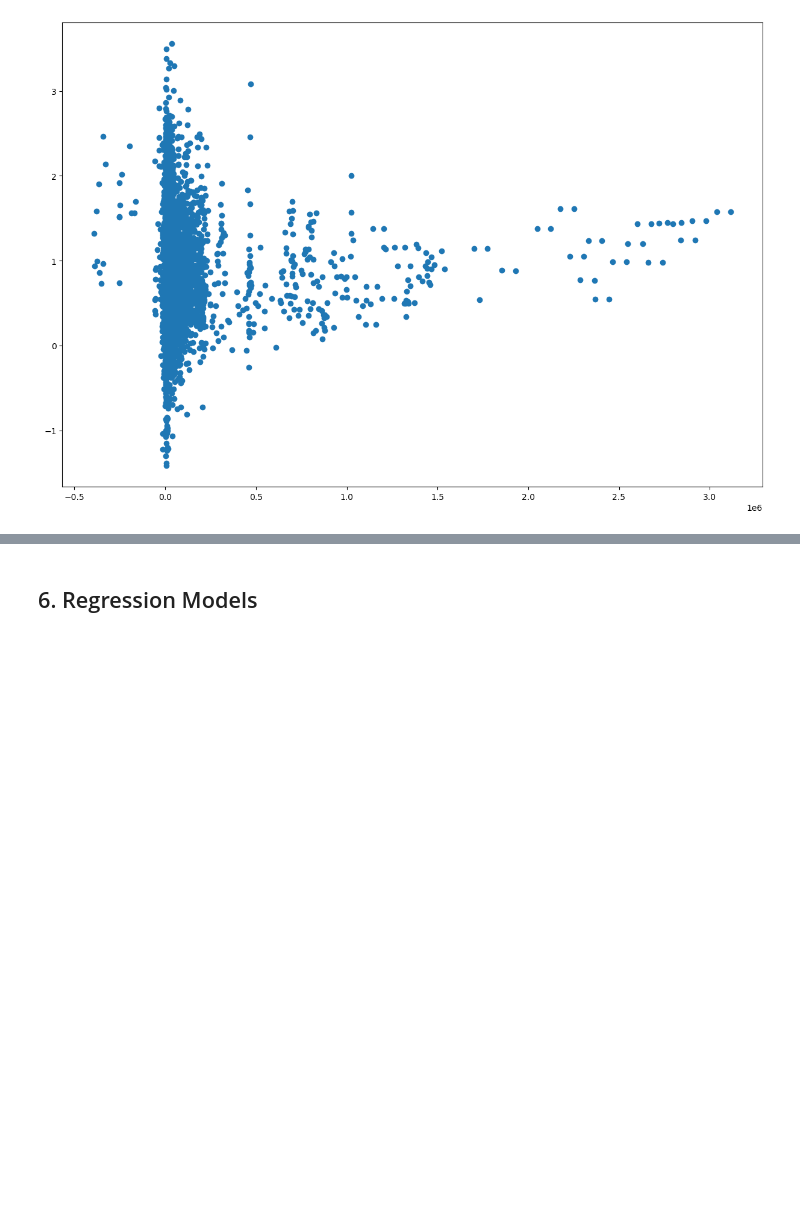
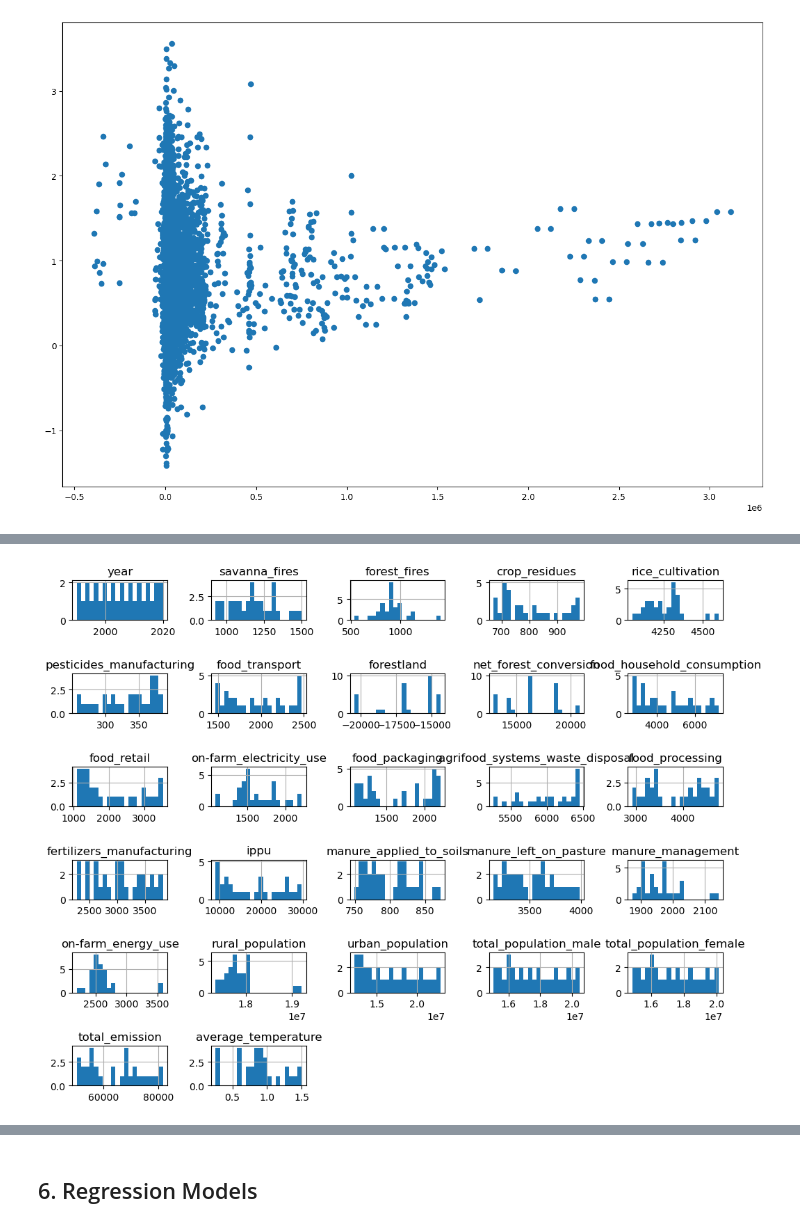
Before and after one commit to glenad/2403-ptds-regression, a Jupyter notebook: Glen.ipynb, the cells around one changed output, grey strips where cells are left out. Saved outputs shown, nothing was run; the diff lists cells and outputs as text; code cells hidden in the pictures; blank space fills up the shorter version.

```diff
--- a/Glen.ipynb
+++ b/Glen.ipynb
@@ -598,0 +676,6 @@ plt.scatter(df.total_emission, df.average_temperature)
+# %%
+df_yearly_avg.hist(figsize=(10, 8), bins=20)
+plt.tight_layout()
+plt.show()
+# %% [output]
+[figure, added]
```
Also changed, not shown: parts of 14 cells of this notebook, 2 other files.
